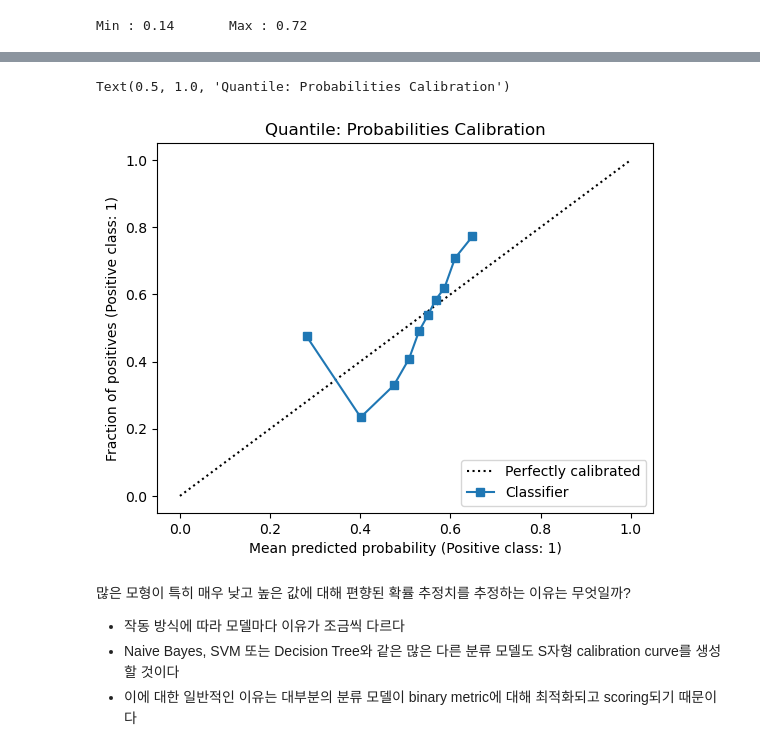
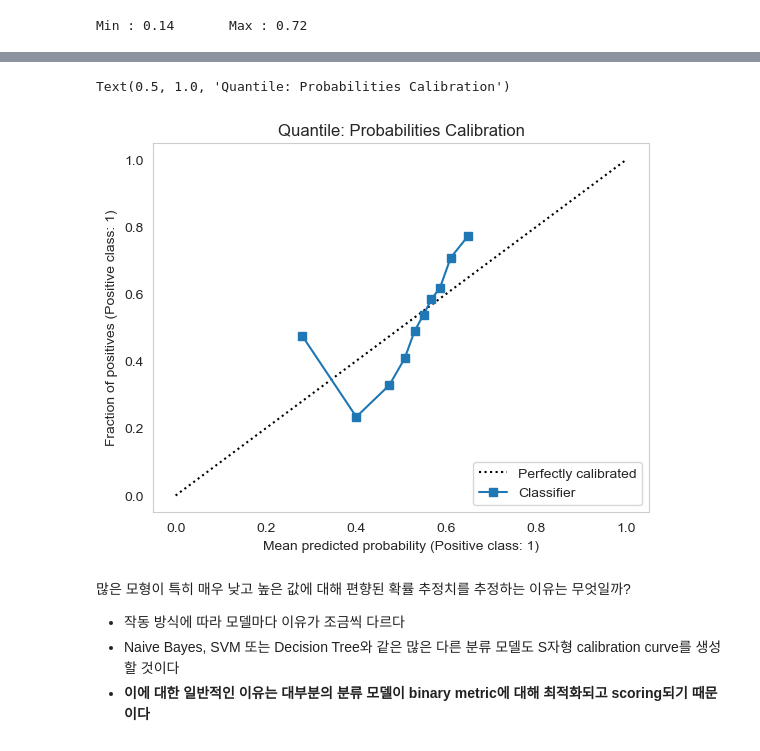
Before and after one commit to Tommylee1013/FinancialMachineLearning, a Jupyter notebook: meta_labeling/kelly_criterion_analysis.ipynb, the cells around one changed output, grey strips where cells are left out. Cells and saved outputs as stored; diff of their text form; code cells hidden in the pictures.

```diff
--- a/meta_labeling/kelly_criterion_analysis.ipynb
+++ b/meta_labeling/kelly_criterion_analysis.ipynb
@@ -195,13 +196,14 @@ plt.show()
 # %%
 fig, ax = plt.subplots()
 CalibrationDisplay.from_predictions(y_true = data['target'], y_prob = data['prob'], n_bins = bins, strategy = 'quantile', ax = ax)
+plt.grid(False)
 plt.title('Quantile: Probabilities Calibration')
 # %% [output]
 Text(0.5, 1.0, 'Quantile: Probabilities Calibration')
-[figure, old version]
+[figure, new version]
 # %% [markdown]
 많은 모형이 특히 매우 낮고 높은 값에 대해 편향된 확률 추정치를 추정하는 이유는 무엇일까?
 
 - 작동 방식에 따라 모델마다 이유가 조금씩 다르다
 - Naive Bayes, SVM 또는 Decision Tree와 같은 많은 다른 분류 모델도 S자형 calibration curve를 생성할 것이다
-- 이에 대한 일반적인 이유는 대부분의 분류 모델이 binary metric에 대해 최적화되고 scoring되기 때문이다
+- **이에 대한 일반적인 이유는 대부분의 분류 모델이 binary metric에 대해 최적화되고 scoring되기 때문이다**
```
Also changed, not shown: parts of 15 cells of this notebook, 4 other files.
